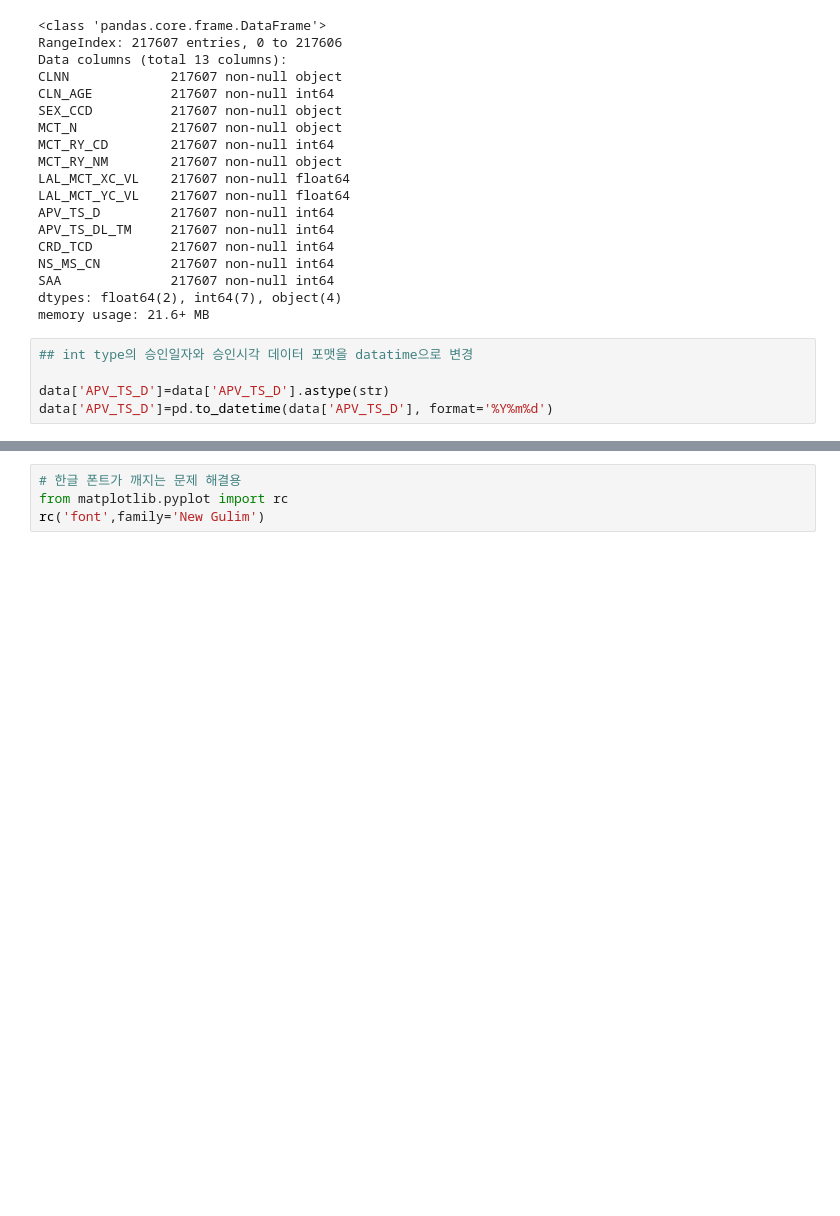
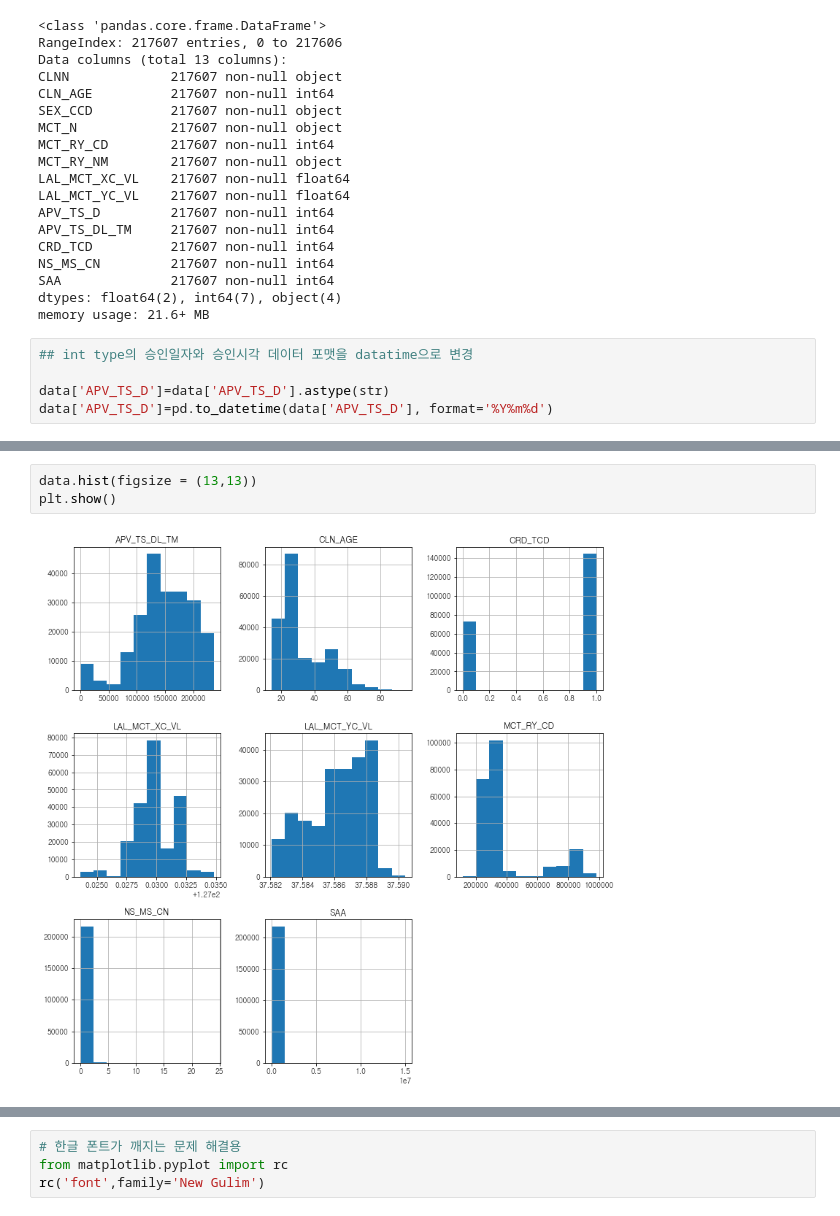
Before and after one commit to lain-02/aiproject, a Jupyter notebook: ai_project.ipynb, the cells around one changed output, grey strips where cells are left out. Drawn from its saved outputs; the diff is of its cells as text; blank space fills up the shorter version.

```diff
--- a/ai_project.ipynb
+++ b/ai_project.ipynb
@@ -75,0 +93,5 @@ data.describe()
+# %%
+data.hist(figsize = (13,13))
+plt.show()
+# %% [output]
+[figure, added]
```
Also changed, not shown: parts of 17 cells of this notebook.
